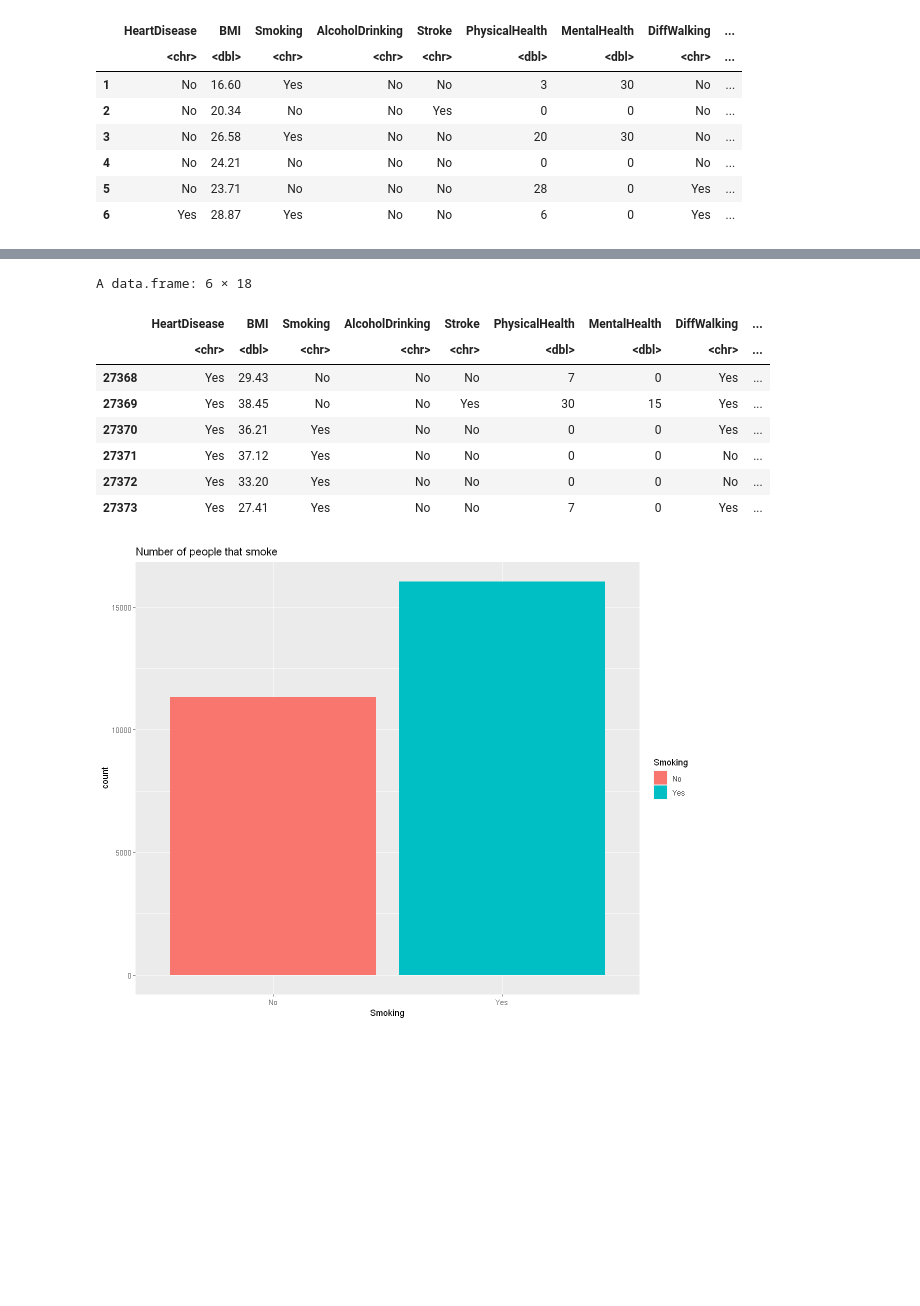
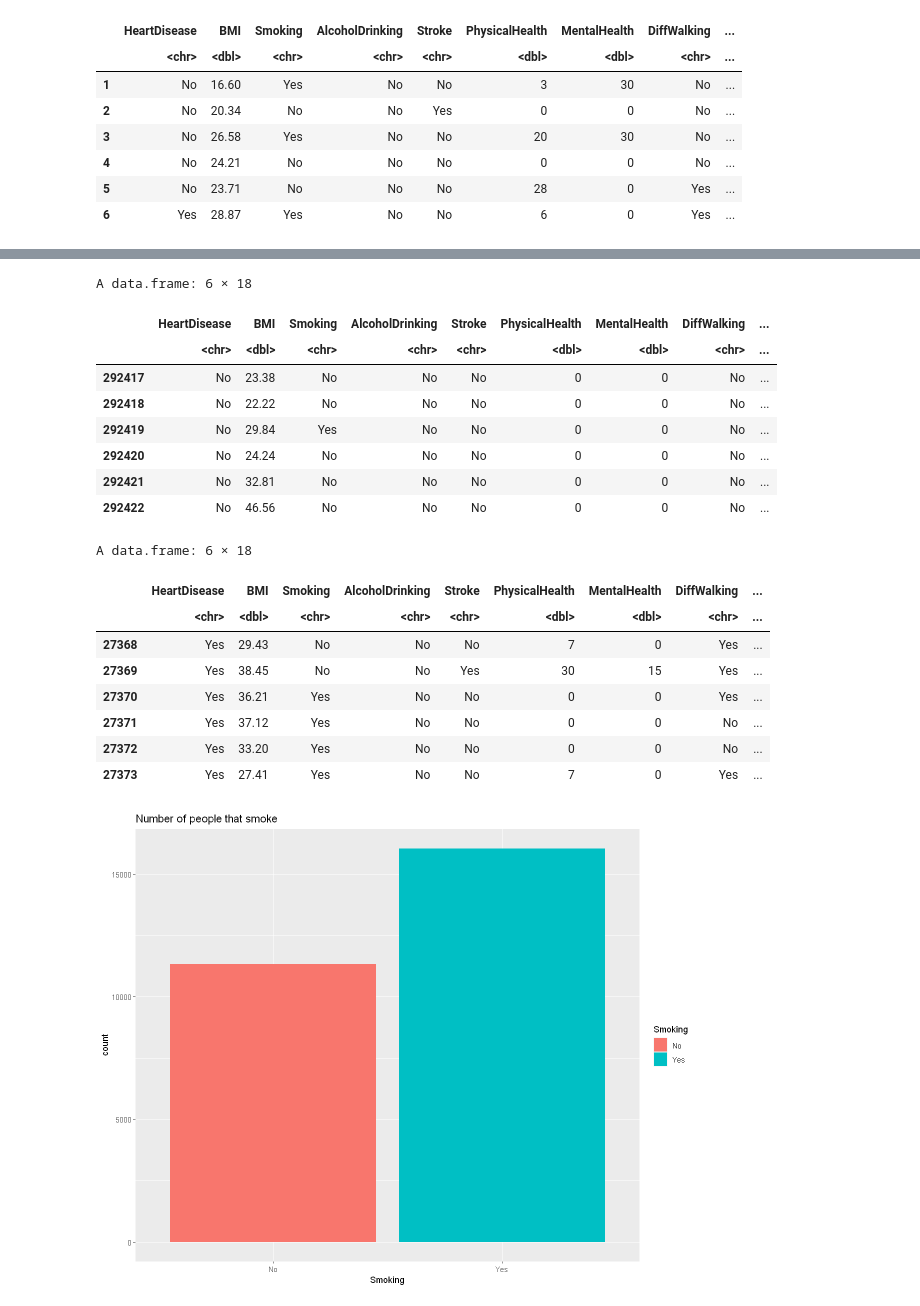
Before and after one commit to Meapy/Visualizing-data, a Jupyter notebook: Assignment/main.ipynb, the cells around one changed output, grey strips where cells are left out. Saved outputs shown, nothing was run; the diff lists cells and outputs as text; code cells hidden in the pictures; blank space fills up the shorter version.

```diff
--- a/Assignment/main.ipynb
+++ b/Assignment/main.ipynb
@@ -57,19 +57,34 @@ graph
 # %%
+#make a dataframe where heartDisease is no
+heartDF2 = heartDF[heartDF$HeartDisease == "No",]
+#reset the index
+row.names(heartDF2) = seq(1, nrow(heartDF2))
+tail(heartDF2)
+
 #only keep the rows where heartDisease is yes
 heartDF = heartDF[heartDF$HeartDisease == "Yes",]
 #reset the index
 row.names(heartDF) = seq(1, nrow(heartDF))
 tail(heartDF)
 # %% [output]
 A data.frame: 6 × 18
 |  | HeartDisease | BMI | Smoking | AlcoholDrinking | Stroke | PhysicalHealth | MentalHealth | DiffWalking | ... |
 |  | <chr> | <dbl> | <chr> | <chr> | <chr> | <dbl> | <dbl> | <chr> | ... |
-| 27368 | Yes | 29.43 | No | No | No | 7 | 0 | Yes | ... |
-| 27369 | Yes | 38.45 | No | No | Yes | 30 | 15 | Yes | ... |
-| 27370 | Yes | 36.21 | Yes | No | No | 0 | 0 | Yes | ... |
-| 27371 | Yes | 37.12 | Yes | No | No | 0 | 0 | No | ... |
-| 27372 | Yes | 33.20 | Yes | No | No | 0 | 0 | No | ... |
-| 27373 | Yes | 27.41 | Yes | No | No | 7 | 0 | Yes | ... |
+| 292417 | No | 23.38 | No | No | No | 0 | 0 | No | ... |
+| 292418 | No | 22.22 | No | No | No | 0 | 0 | No | ... |
+| 292419 | No | 29.84 | Yes | No | No | 0 | 0 | No | ... |
+| 292420 | No | 24.24 | No | No | No | 0 | 0 | No | ... |
+| 292421 | No | 32.81 | No | No | No | 0 | 0 | No | ... |
+| 292422 | No | 46.56 | No | No | No | 0 | 0 | No | ... |
+A data.frame: 6 × 18
+|  | HeartDisease | BMI | Smoking | AlcoholDrinking | Stroke | PhysicalHealth | MentalHealth | DiffWalking | ... |
+|  | <chr> | <dbl> | <chr> | <chr> | <chr> | <dbl> | <dbl> | <chr> | ... |
+| 27368 | Yes | 29.43 | No | No | No | 7 | 0 | Yes | ... |
+| 27369 | Yes | 38.45 | No | No | Yes | 30 | 15 | Yes | ... |
+| 27370 | Yes | 36.21 | Yes | No | No | 0 | 0 | Yes | ... |
+| 27371 | Yes | 37.12 | Yes | No | No | 0 | 0 | No | ... |
+| 27372 | Yes | 33.20 | Yes | No | No | 0 | 0 | No | ... |
+| 27373 | Yes | 27.41 | Yes | No | No | 7 | 0 | Yes | ... |
 # %%
 #graph for people that smoke
 graph <- ggplot(heartDF, aes(x = Smoking, fill = Smoking)) +
```
Also changed, not shown: parts of 4 cells of this notebook.
